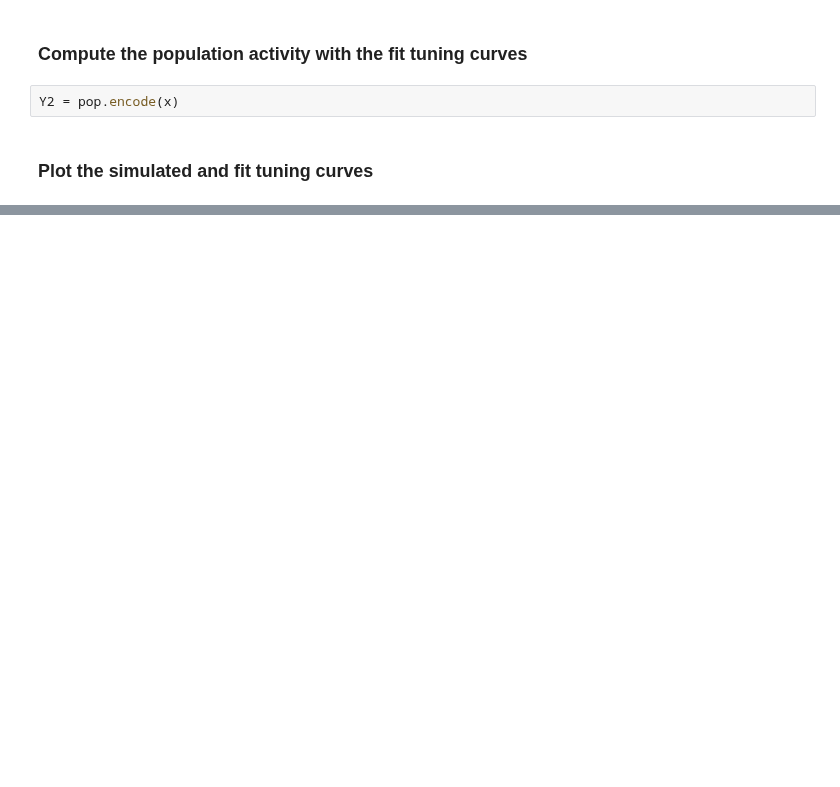
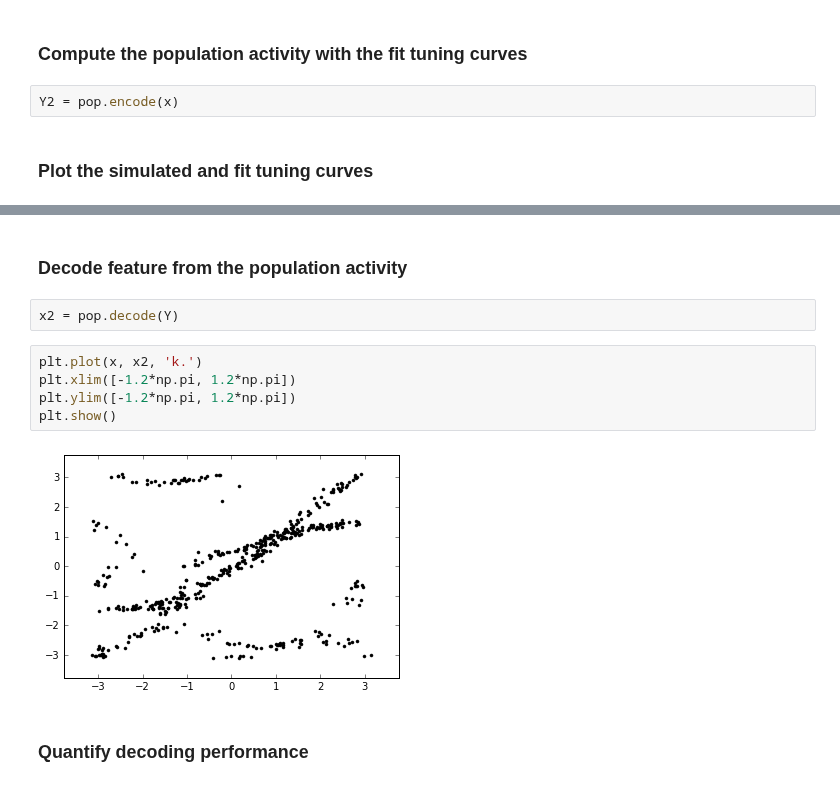
Before and after one commit to KordingLab/spykes, a Jupyter notebook: notebooks/neuropop_example.ipynb, the cells around one changed output, grey strips where cells are left out. Drawn from its saved outputs; the diff is of its cells as text; blank space fills up the shorter version.

Commit message:
wrote decode method and tested it

```diff
--- a/notebooks/neuropop_example.ipynb
+++ b/notebooks/neuropop_example.ipynb
@@ -432,0 +537,13 @@ plt.show()
+# %% [markdown]
+### Decode feature from the population activity
+# %%
+x2 = pop.decode(Y)
+# %%
+plt.plot(x, x2, 'k.')
+plt.xlim([-1.2*np.pi, 1.2*np.pi])
+plt.ylim([-1.2*np.pi, 1.2*np.pi])
+plt.show()
+# %% [output]
+[figure, added]
+# %% [markdown]
+### Quantify decoding performance
```
Also changed, not shown: parts of 9 cells of this notebook.
